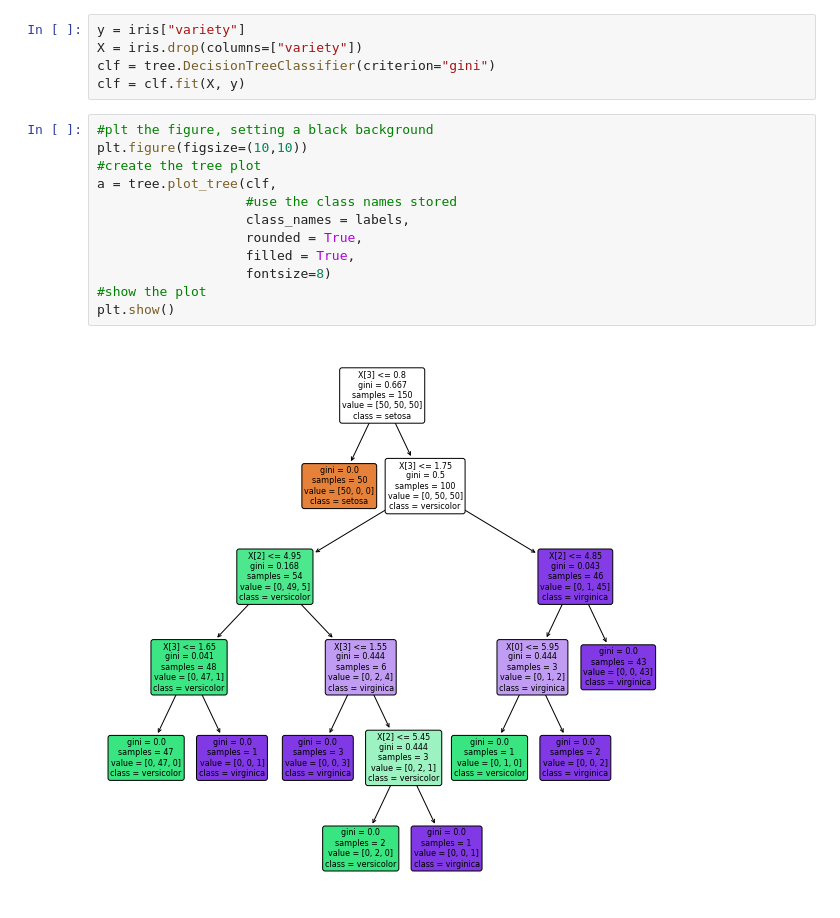
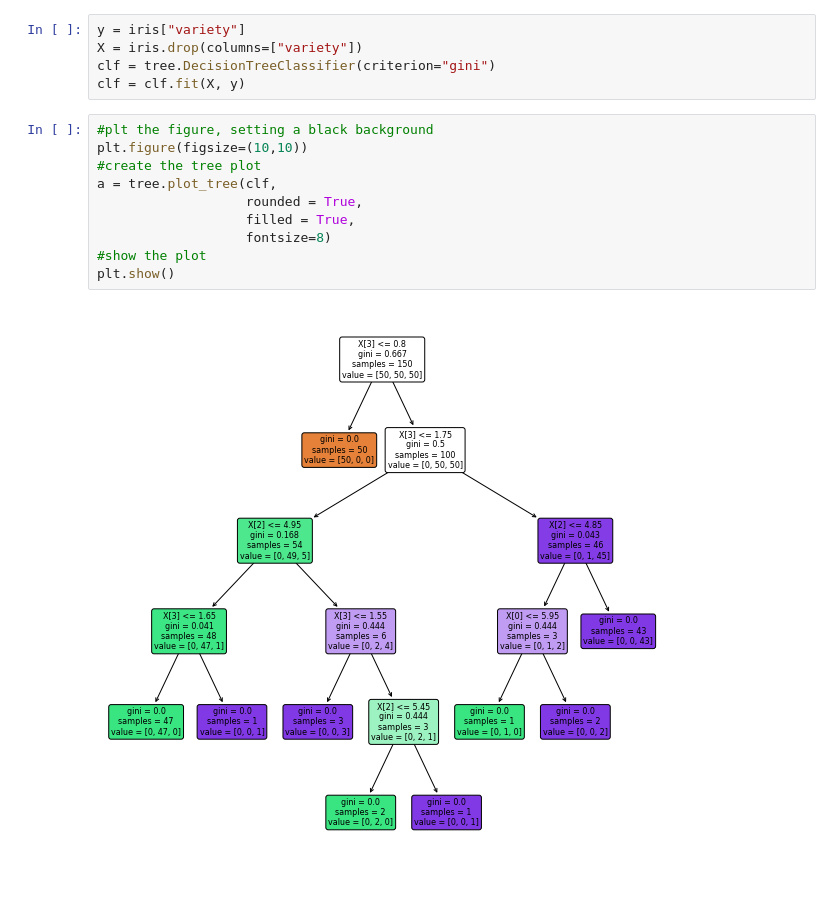
Before and after one commit to FajarFatha/datamining, a Jupyter notebook: _sources/notebooks6.ipynb, the cells around one changed output. Cells and saved outputs as stored; diff of their text form.

```diff
--- a/_sources/notebooks6.ipynb
+++ b/_sources/notebooks6.ipynb
@@ -35,14 +35,12 @@ clf = clf.fit(X, y)
 # %%
 #plt the figure, setting a black background
 plt.figure(figsize=(10,10))
 #create the tree plot
 a = tree.plot_tree(clf,
-                   #use the class names stored
-                   class_names = labels,
                    rounded = True,
                    filled = True,
                    fontsize=8)
 #show the plot
 plt.show()
 # %% [output]
-[figure, old version]
+[figure, new version]
```
Also changed, not shown: 9 other files.
